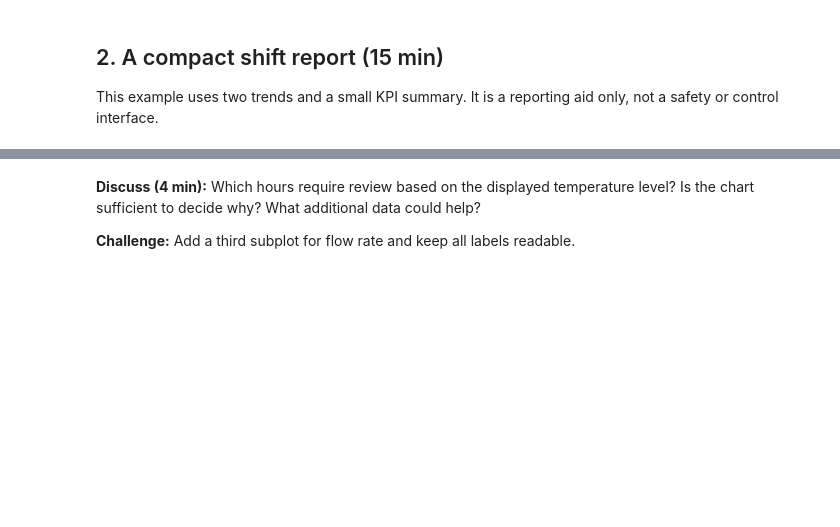
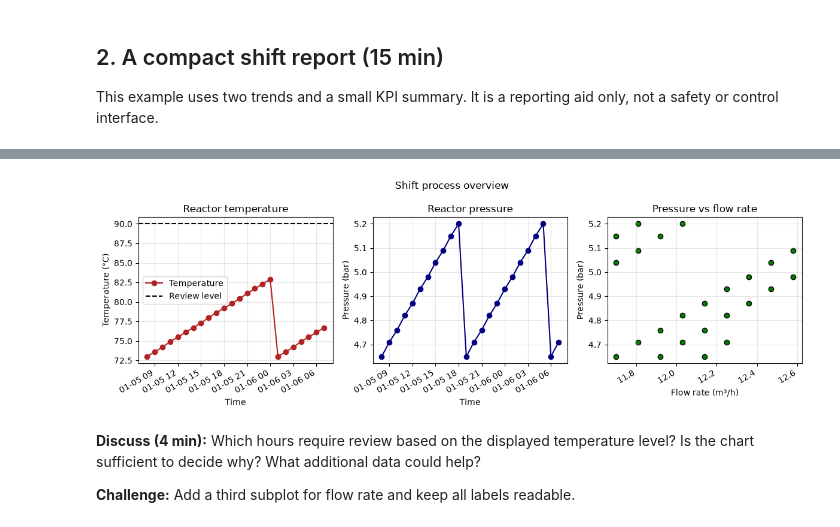
Before and after one commit to Aryanpawane/Module_5_6_Both, a Jupyter notebook: 04_06_dashboards_reporting.ipynb, the cells around one changed output, grey strips where cells are left out. Drawn from its saved outputs; the diff is of its cells as text; code cells hidden in the pictures; blank space fills up the shorter version.

```diff
--- a/04_06_dashboards_reporting.ipynb
+++ b/04_06_dashboards_reporting.ipynb
@@ -51,3 +59,26 @@ plt.show()
+# %%
+fig, axes = plt.subplots(1, 3, figsize=(12, 4))
+
+axes[0].plot(shift['timestamp'], shift['temperature_c'], marker='o', color='firebrick', label='Temperature')
+axes[0].axhline(90, color='black', linestyle='--', label='Review level')
+axes[0].set(title='Reactor temperature', xlabel='Time', ylabel='Temperature (°C)')
+axes[0].grid(alpha=0.3)
+axes[0].legend()
+
+axes[1].plot(shift['timestamp'], shift['pressure_bar'], marker='o', color='navy')
+axes[1].set(title='Reactor pressure', xlabel='Time', ylabel='Pressure (bar)')
+axes[1].grid(alpha=0.3)
+
+axes[2].scatter(shift['flow_m3_h'], shift['pressure_bar'], color='green', edgecolor='black')
+axes[2].set(title='Pressure vs flow rate', xlabel='Flow rate (m³/h)', ylabel='Pressure (bar)')
+axes[2].grid(alpha=0.3)
+
+fig.autofmt_xdate()
+fig.suptitle('Shift process overview')
+plt.tight_layout()
+plt.show()
+# %% [output]
+[figure, added]
 # %% [markdown]
 **Discuss (4 min):** Which hours require review based on the displayed temperature level? Is the chart sufficient to decide why? What additional data could help?
 
```
Also changed, not shown: parts of 5 cells of this notebook, 8 other files.
